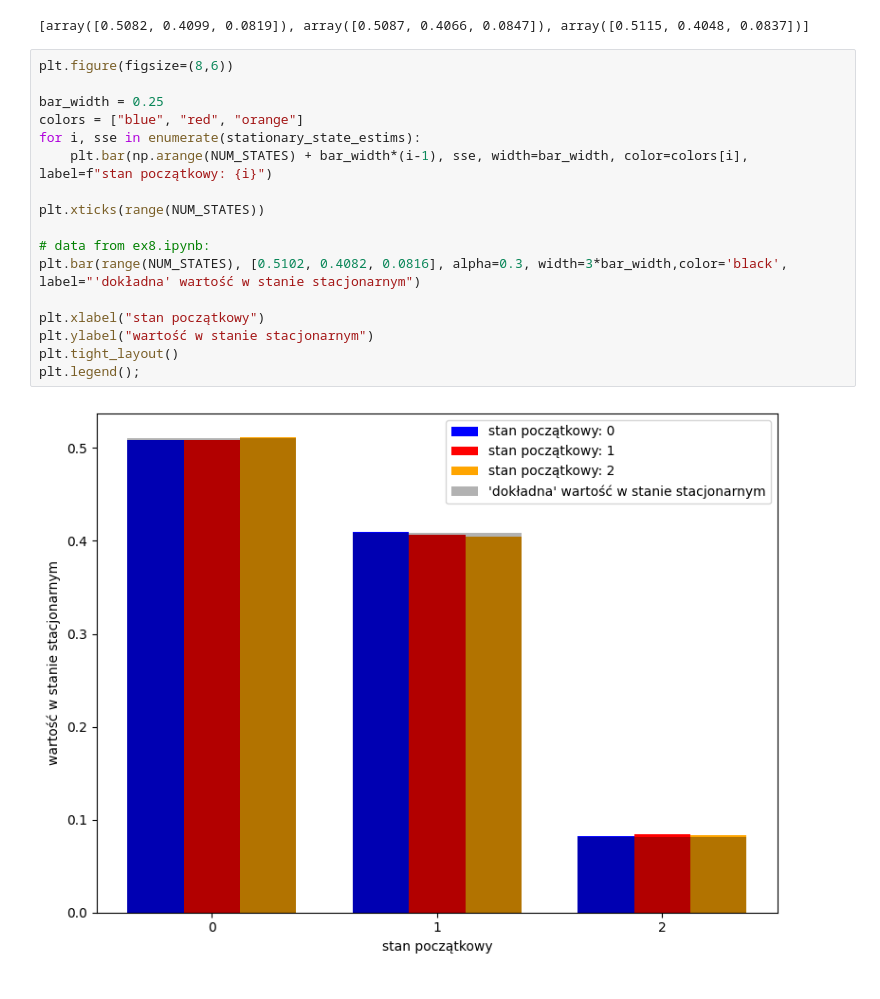
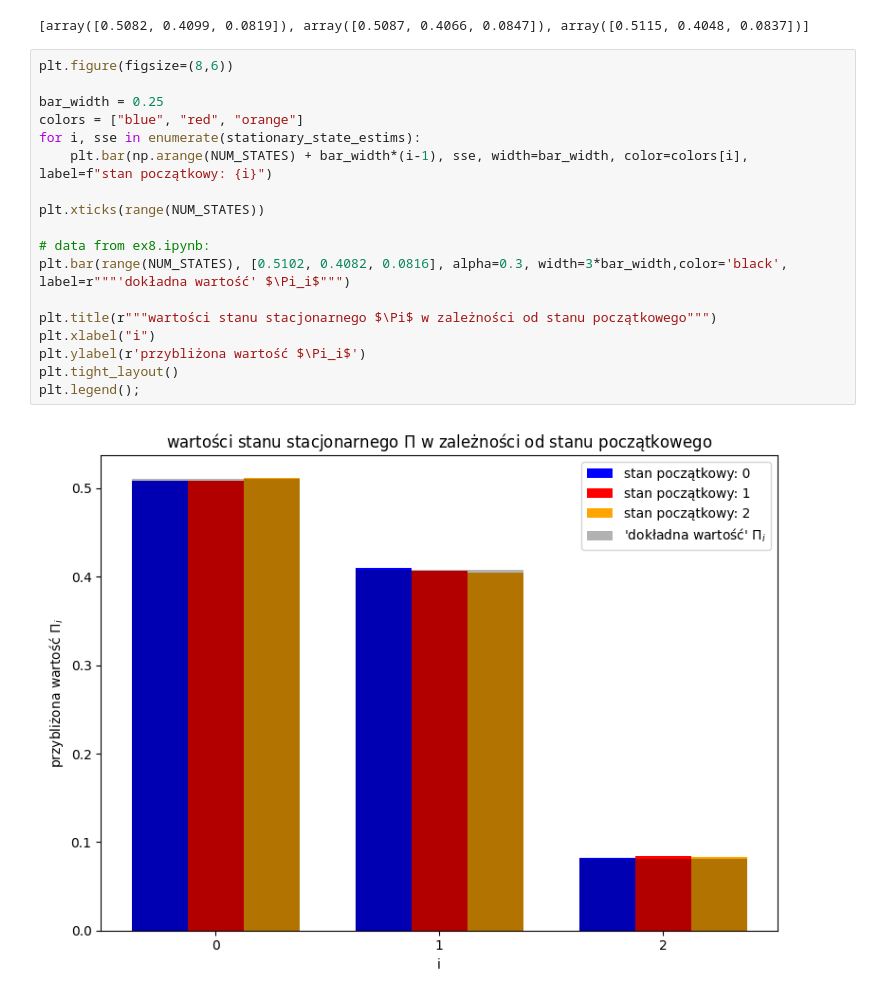
Before and after one commit to Blato122/MetodyStatystyczne-2024.25, a Jupyter notebook: markov_chains/ex9.ipynb, the cells around one changed output. Drawn from its saved outputs; the diff is of its cells as text.

```diff
--- a/markov_chains/ex9.ipynb
+++ b/markov_chains/ex9.ipynb
@@ -38,19 +38,20 @@ print(stationary_state_estims)
 # %%
 plt.figure(figsize=(8,6))
 
 bar_width = 0.25
 colors = ["blue", "red", "orange"]
 for i, sse in enumerate(stationary_state_estims):
     plt.bar(np.arange(NUM_STATES) + bar_width*(i-1), sse, width=bar_width, color=colors[i], label=f"stan początkowy: {i}")
 
 plt.xticks(range(NUM_STATES))
 
 # data from ex8.ipynb:
-plt.bar(range(NUM_STATES), [0.5102, 0.4082, 0.0816], alpha=0.3, width=3*bar_width,color='black', label="'dokładna' wartość w stanie stacjonarnym")
+plt.bar(range(NUM_STATES), [0.5102, 0.4082, 0.0816], alpha=0.3, width=3*bar_width,color='black', label=r"""'dokładna wartość' $\Pi_i$""")
 
-plt.xlabel("stan początkowy")
-plt.ylabel("wartość w stanie stacjonarnym")
+plt.title(r"""wartości stanu stacjonarnego $\Pi$ w zależności od stanu początkowego""")
+plt.xlabel("i")
+plt.ylabel(r'przybliżona wartość $\Pi_i$')
 plt.tight_layout()
 plt.legend();
 # %% [output]
-[figure, old version]
+[figure, new version]
```
